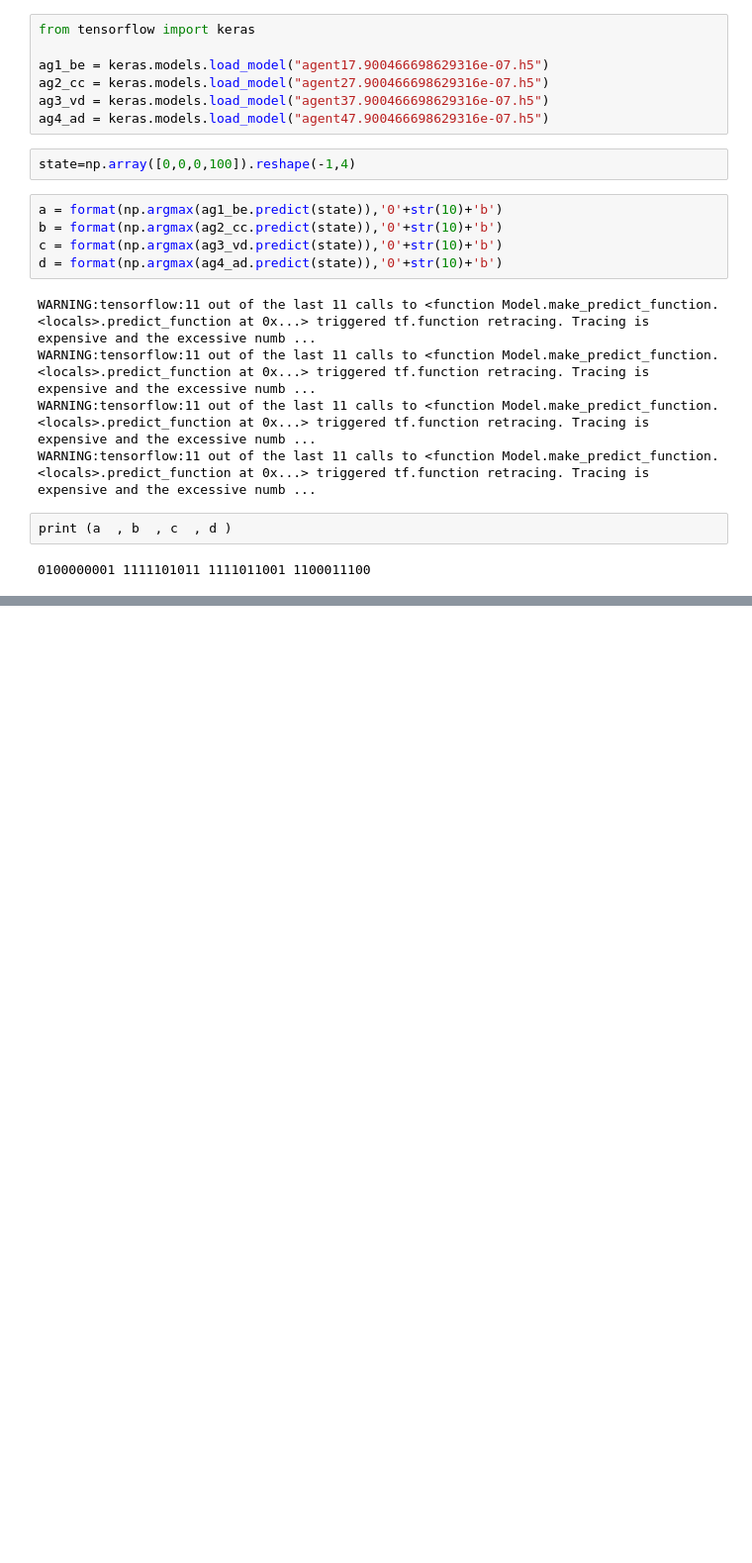
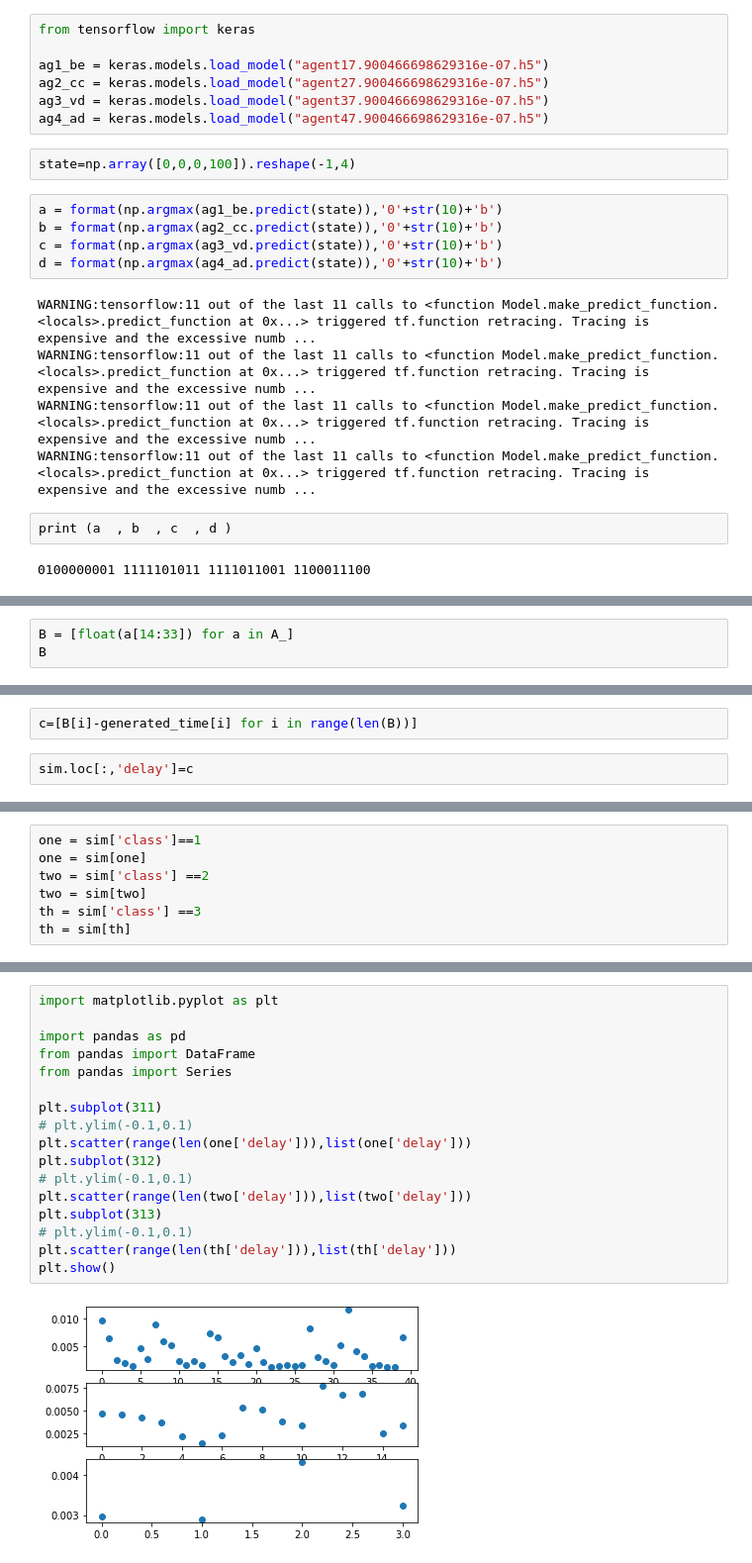
Before and after one commit to jihyejjang/network-scheduling-with-DRL, a Jupyter notebook: model/result/0808_1_train/testing.ipynb, the cells around one changed output, grey strips where cells are left out. Shown at 99% size. Drawn from its saved outputs; the diff is of its cells as text; blank space fills up the shorter version.

```diff
--- a/model/result/0808_1_train/testing.ipynb
+++ b/model/result/0808_1_train/testing.ipynb
@@ -122,0 +150,3 @@ print (a  , b  , c  , d )
+# %%
+B = [float(a[14:33]) for a in A_]
+B
@@ -122,0 +171,4 @@ print (a  , b  , c  , d )
+# %%
+c=[B[i]-generated_time[i] for i in range(len(B))]
+# %%
+sim.loc[:,'delay']=c
@@ -122,0 +195,7 @@ print (a  , b  , c  , d )
+# %%
+one = sim['class']==1
+one = sim[one]
+two = sim['class'] ==2
+two = sim[two]
+th = sim['class'] ==3
+th = sim[th]
@@ -122,0 +222,19 @@ print (a  , b  , c  , d )
+# %%
+import matplotlib.pyplot as plt
+
+import pandas as pd
+from pandas import DataFrame
+from pandas import Series
+
+plt.subplot(311)
+# plt.ylim(-0.1,0.1)
+plt.scatter(range(len(one['delay'])),list(one['delay']))
+plt.subplot(312)
+# plt.ylim(-0.1,0.1)
+plt.scatter(range(len(two['delay'])),list(two['delay']))
+plt.subplot(313)
+# plt.ylim(-0.1,0.1)
+plt.scatter(range(len(th['delay'])),list(th['delay']))
+plt.show()
+# %% [output]
+[figure, added]
```
Also changed, not shown: parts of 13 cells of this notebook, 11 other files.
